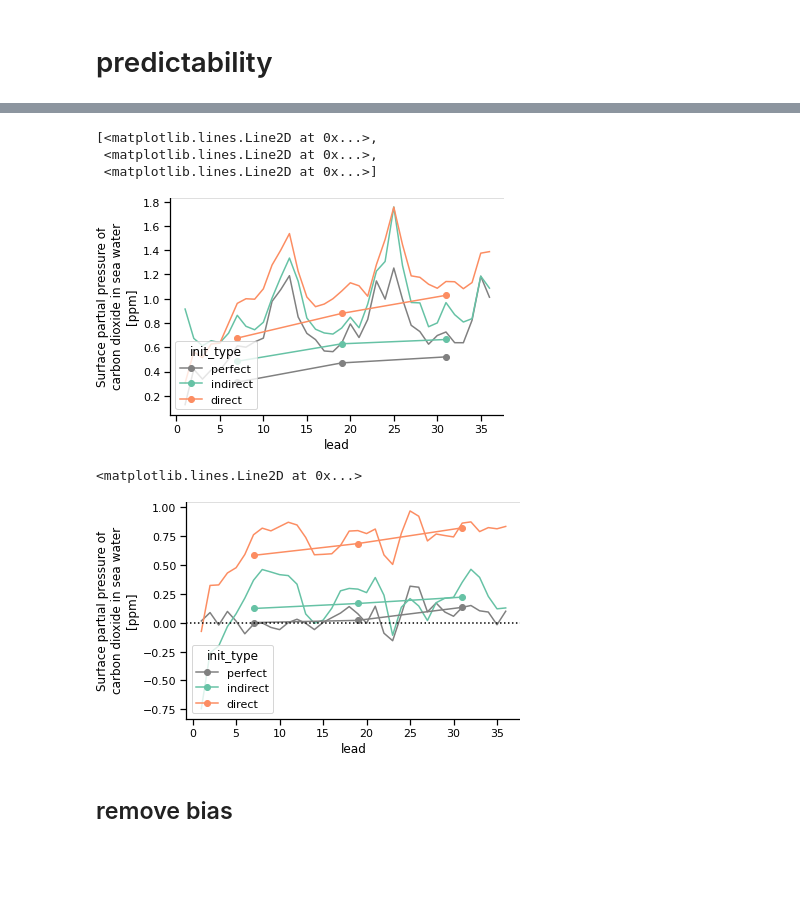
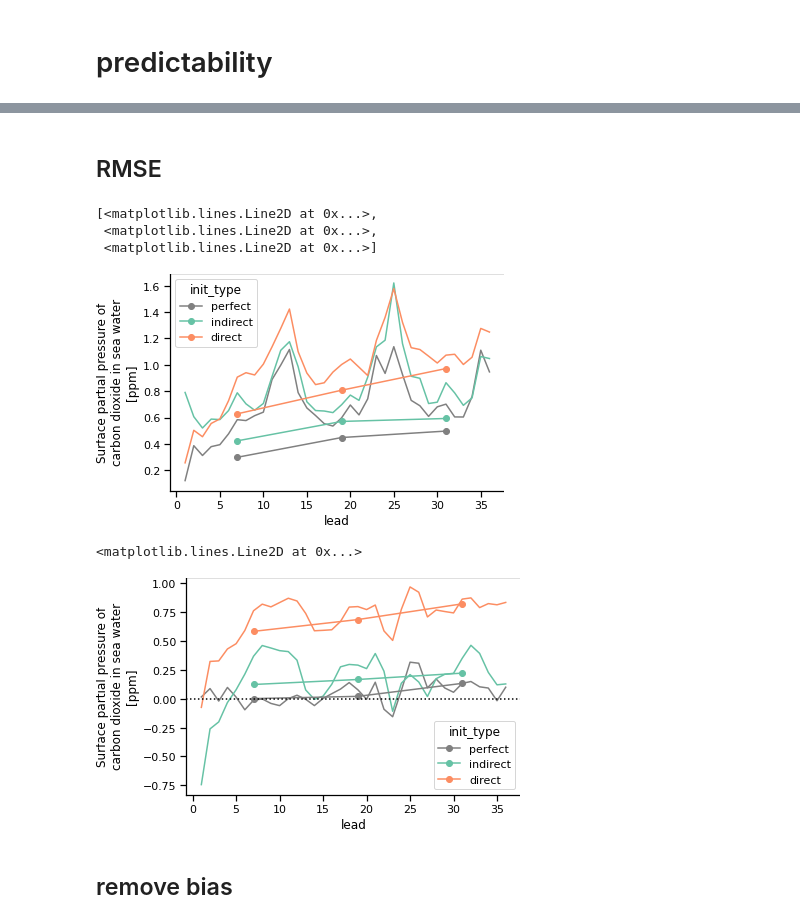
Before and after one commit to aaronspring/Spring_etal_2021_ESD, a Jupyter notebook: notebooks/predictability_after_reconstruction.ipynb, the cells around one changed output, grey strips where cells are left out. Cells and saved outputs as stored; diff of their text form; code cells hidden in the pictures; blank space fills up the shorter version.

```diff
--- a/notebooks/predictability_after_reconstruction.ipynb
+++ b/notebooks/predictability_after_reconstruction.ipynb
@@ -16,6 +19,18 @@ client
 | Client Scheduler: inproc://10.50.... | Cluster Workers: 8 Cores: 72 Memo... |
 # %%
 %load_ext lab_black
+# %%
+thesis = False
+if thesis:
+    import matplotlib as mpl
+    import matplotlib.font_manager as font_manager
+
+    font_dirs = ["/mnt/lustre01/pf/zmaw/m300524/Palatino.ttf"]
+    font_list = font_manager.createFontList(font_dirs)
+    font_manager.fontManager.ttflist.extend(font_list)
+
+    mpl.rc("font", family="Palatino")
+    mpl.rc("font", serif="Palatino")
 # %%
 import xarray as xr
 
@@ -41,7 +56,7 @@ import matplotlib as mpl
 import seaborn as sns
 
 %matplotlib inline
-mpl.rcParams["savefig.dpi"] = 300
+mpl.rcParams["savefig.dpi"] = 200
 mpl.rcParams["savefig.pad_inches"] = 0
 mpl.rcParams["savefig.format"] = "eps"
 savefig = False
@@ -301,6 +316,6 @@ Wall time: 3.84 s
 # %%
-inits = inits.map(kgC_s_to_PgC_month)
-controls = controls.map(kgC_s_to_PgC_month)
+inits = inits.map(kgC_yr_to_PgC_month)
+controls = controls.map(kgC_yr_to_PgC_month)
 # %% [output]
 converted upward ocean C flux (acc.)
 converted total upward land C flux (acc.)
@@ -447,7 +462,7 @@ pmms = PerfectModelEnsemble(inits)
 pmys = pmms.map(yearmean, dim="lead")
 # %%
 metric = "rmse"
-dim = ["member", "init"]
+dim = ["member"]
 comparison = "m2c"
 
 cp_kwargs = {"dim": dim, "comparison": comparison, "keep_attrs": True}
@@ -456,25 +488,27 @@ cp_kwargs = {"dim": dim, "comparison": comparison, "keep_attrs": True}
+# %% [markdown]
+## RMSE
 # %%
-skill = pmms.verify(metric=metric, **cp_kwargs)
+skill = pmms.verify(metric=metric, **cp_kwargs).mean("init")
 skill[v].plot(hue="init_type")
 pmys.verify(metric=metric, **cp_kwargs)[v].assign_coords(
     lead=[7 + 12 * i for i in range(3)]
-).plot(hue="init_type", marker="o")
+).mean("init").plot(hue="init_type", marker="o")
 # %% [output]
 [<matplotlib.lines.Line2D at 0x...>,
  <matplotlib.lines.Line2D at 0x...>,
  <matplotlib.lines.Line2D at 0x...>]
-[figure, old version]
+[figure, new version]
 # %%
 bias = pmms.verify(metric="bias", **cp_kwargs)
 bias_ym = pmys.verify(metric="bias", **cp_kwargs)
-bias[v].plot(hue="init_type")
-bias_ym[v].assign_coords(lead=[7 + 12 * i for i in range(3)]).plot(
+bias[v].mean("init").plot(hue="init_type")
+bias_ym[v].mean("init").assign_coords(lead=[7 + 12 * i for i in range(3)]).plot(
     hue="init_type", marker="o"
 )
 plt.axhline(y=0, ls=":", c="k")
 # %% [output]
 <matplotlib.lines.Line2D at 0x...>
-[figure, old version]
+[figure, new version]
 # %% [markdown]
 ## remove bias
 # %%
```
Also changed, not shown: parts of 35 cells of this notebook, 1 other file.
